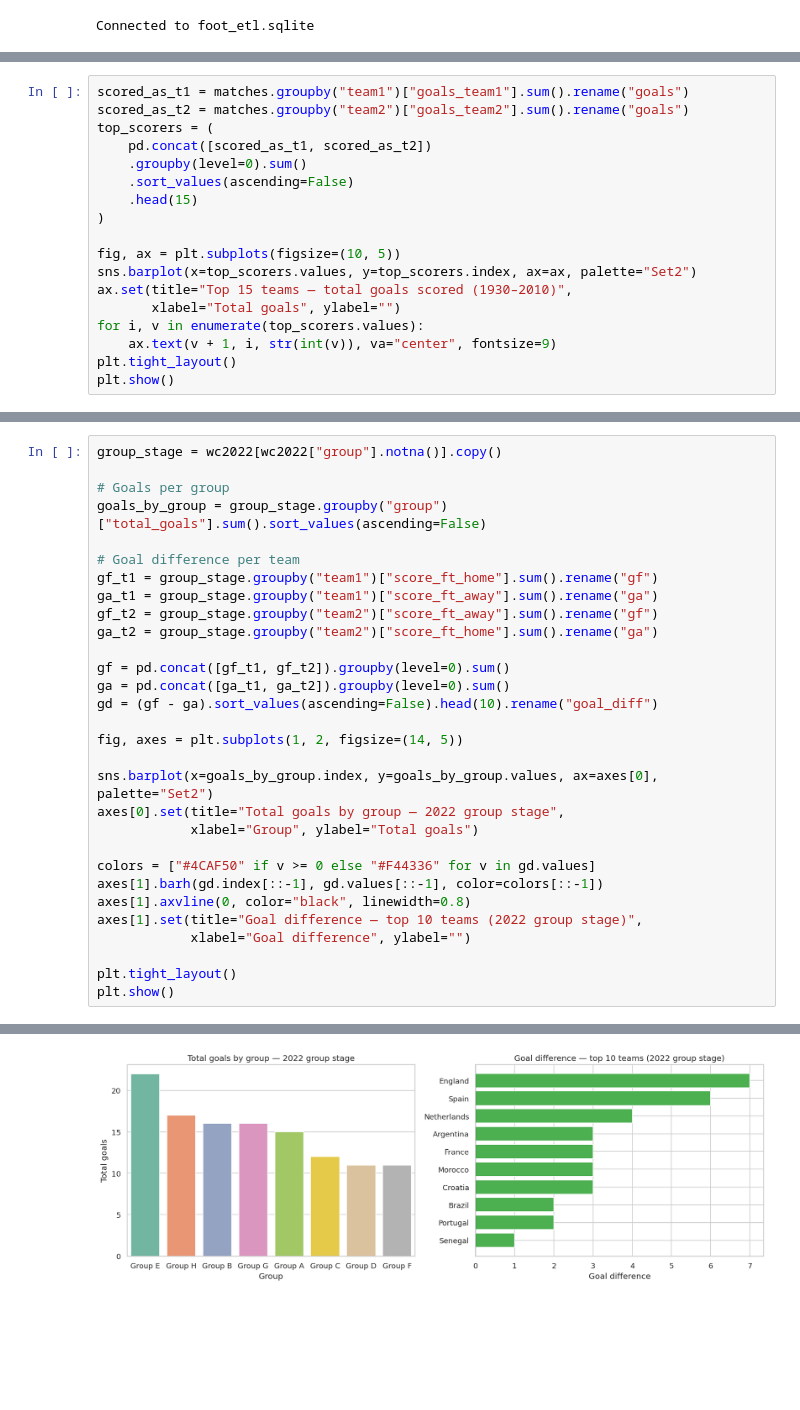
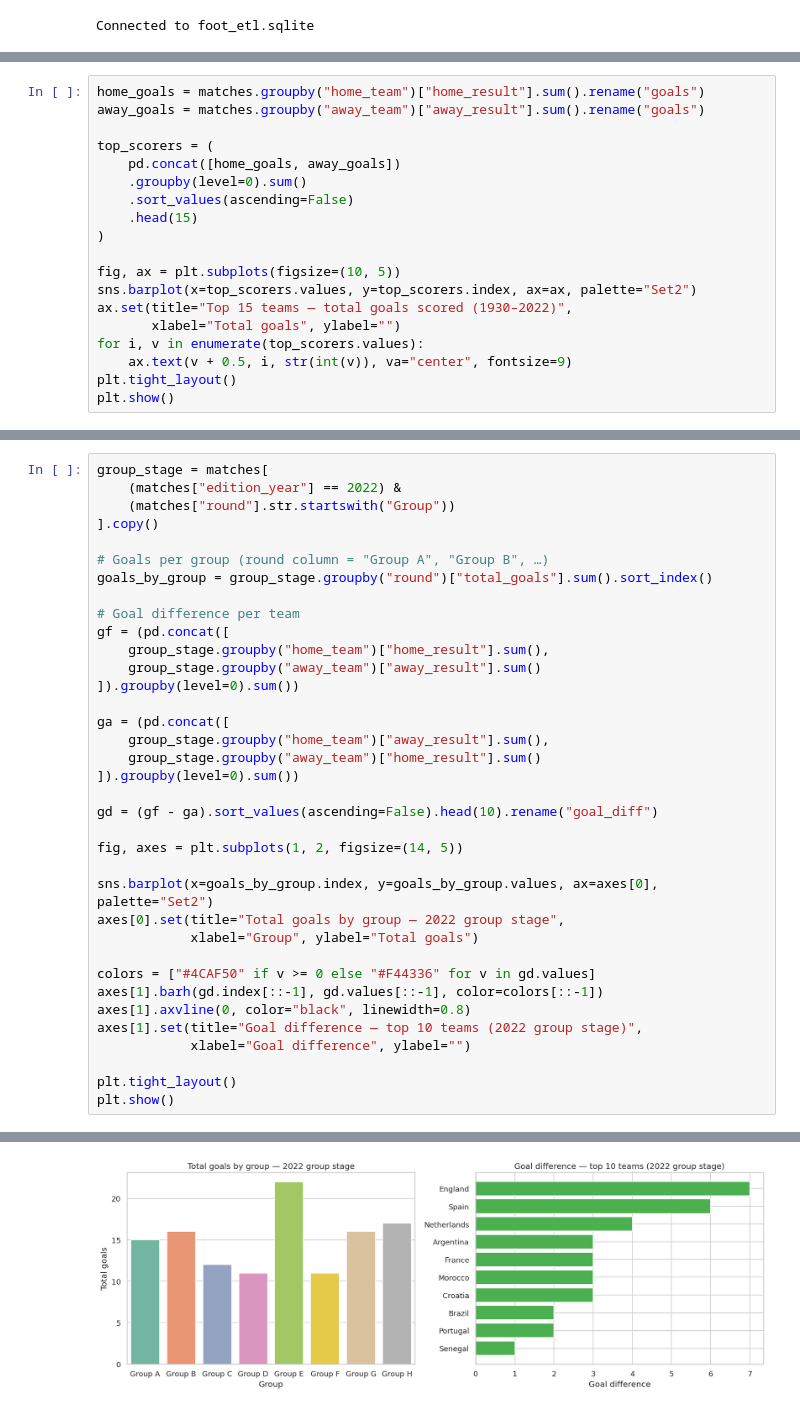
Before and after one commit to Flockyy/foot-etl, a Jupyter notebook: kpi.ipynb, the cells around one changed output, grey strips where cells are left out. Drawn from its saved outputs; the diff is of its cells as text; blank space fills up the shorter version.

```diff
--- a/kpi.ipynb
+++ b/kpi.ipynb
@@ -93,8 +107,9 @@ year
 # %%
-scored_as_t1 = matches.groupby("team1")["goals_team1"].sum().rename("goals")
-scored_as_t2 = matches.groupby("team2")["goals_team2"].sum().rename("goals")
+home_goals = matches.groupby("home_team")["home_result"].sum().rename("goals")
+away_goals = matches.groupby("away_team")["away_result"].sum().rename("goals")
+
 top_scorers = (
-    pd.concat([scored_as_t1, scored_as_t2])
+    pd.concat([home_goals, away_goals])
     .groupby(level=0).sum()
     .sort_values(ascending=False)
     .head(15)
@@ -102,10 +117,10 @@ top_scorers = (
 
 fig, ax = plt.subplots(figsize=(10, 5))
 sns.barplot(x=top_scorers.values, y=top_scorers.index, ax=ax, palette="Set2")
-ax.set(title="Top 15 teams — total goals scored (1930–2010)",
+ax.set(title="Top 15 teams — total goals scored (1930–2022)",
        xlabel="Total goals", ylabel="")
 for i, v in enumerate(top_scorers.values):
-    ax.text(v + 1, i, str(int(v)), va="center", fontsize=9)
+    ax.text(v + 0.5, i, str(int(v)), va="center", fontsize=9)
 plt.tight_layout()
 plt.show()
 # %% [output]
@@ -218,35 +244,41 @@ Average per match:     53,822
 # %%
-group_stage = wc2022[wc2022["group"].notna()].copy()
+group_stage = matches[
+    (matches["edition_year"] == 2022) &
+    (matches["round"].str.startswith("Group"))
+].copy()
 
-# Goals per group
-goals_by_group = group_stage.groupby("group")["total_goals"].sum().sort_values(ascending=False)
+# Goals per group (round column = "Group A", "Group B", …)
+goals_by_group = group_stage.groupby("round")["total_goals"].sum().sort_index()
 
 # Goal difference per team
-gf_t1 = group_stage.groupby("team1")["score_ft_home"].sum().rename("gf")
-ga_t1 = group_stage.groupby("team1")["score_ft_away"].sum().rename("ga")
-gf_t2 = group_stage.groupby("team2")["score_ft_away"].sum().rename("gf")
-ga_t2 = group_stage.groupby("team2")["score_ft_home"].sum().rename("ga")
+gf = (pd.concat([
+    group_stage.groupby("home_team")["home_result"].sum(),
+    group_stage.groupby("away_team")["away_result"].sum()
+]).groupby(level=0).sum())
 
-gf = pd.concat([gf_t1, gf_t2]).groupby(level=0).sum()
-ga = pd.concat([ga_t1, ga_t2]).groupby(level=0).sum()
+ga = (pd.concat([
+    group_stage.groupby("home_team")["away_result"].sum(),
+    group_stage.groupby("away_team")["home_result"].sum()
+]).groupby(level=0).sum())
+
 gd = (gf - ga).sort_values(ascending=False).head(10).rename("goal_diff")
 
 fig, axes = plt.subplots(1, 2, figsize=(14, 5))
 
 sns.barplot(x=goals_by_group.index, y=goals_by_group.values, ax=axes[0], palette="Set2")
 axes[0].set(title="Total goals by group — 2022 group stage",
             xlabel="Group", ylabel="Total goals")
 
 colors = ["#4CAF50" if v >= 0 else "#F44336" for v in gd.values]
 axes[1].barh(gd.index[::-1], gd.values[::-1], color=colors[::-1])
 axes[1].axvline(0, color="black", linewidth=0.8)
 axes[1].set(title="Goal difference — top 10 teams (2022 group stage)",
             xlabel="Goal difference", ylabel="")
 
 plt.tight_layout()
 plt.show()
 # %% [output]
 Passing `palette` without assigning `hue` is deprecated and will be removed in v0.14.0. Assign the `x` variable to `hue` and set `legend=False` for the same effect.
 
   sns.barplot(x=goals_by_group.index, y=goals_by_group.values, ax=axes[0], palette="Set2")
-[figure, old version]
+[figure, new version]
```
Also changed, not shown: parts of 11 cells of this notebook, 15 other files.
